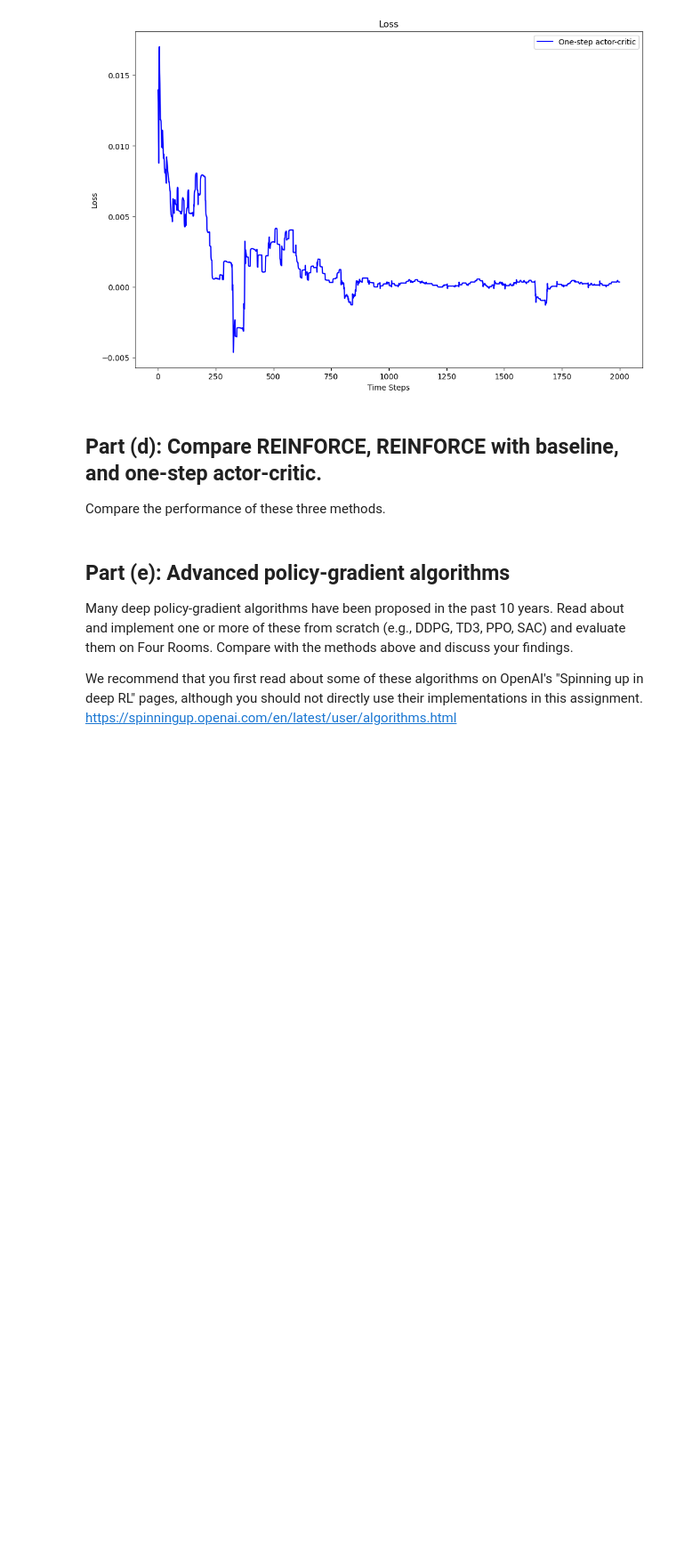
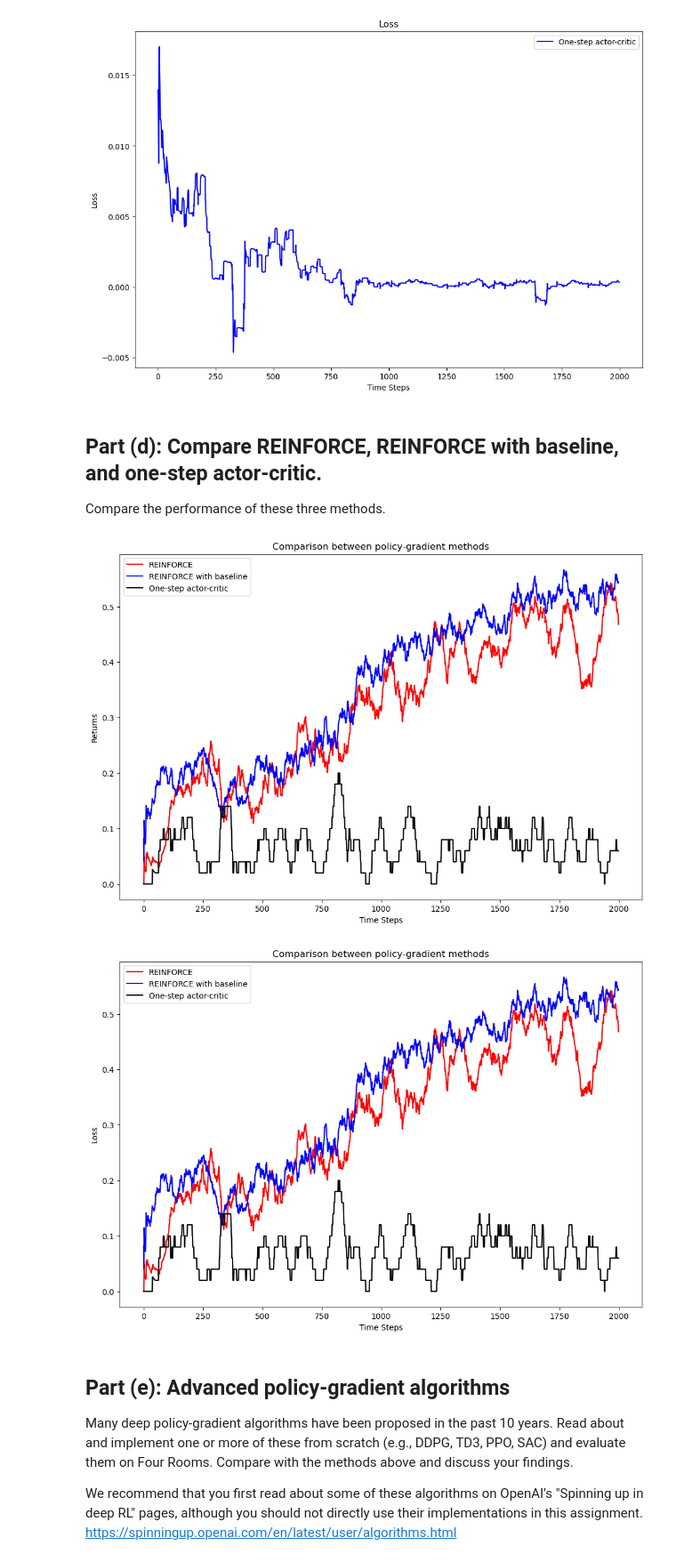
Before and after one commit to arjunjyothieswarb/CS5180, a Jupyter notebook: Assignment9/ex9.ipynb, the cells around one changed output. Shown at 89% size. Cells and saved outputs as stored; diff of their text form; code cells hidden in the pictures; blank space fills up the shorter version.

```diff
--- a/Assignment9/ex9.ipynb
+++ b/Assignment9/ex9.ipynb
@@ -936,13 +936,56 @@ plot_curves([np.array(actor_critic_losses)], ['One-step actor-critic'], ['b'], '
 ## Part (d): Compare REINFORCE, REINFORCE with baseline, and one-step actor-critic.
 
 Compare the performance of these three methods.
+# %%
+if __name__ == "__main__":
+    my_env = FourRooms()
+
+    train_params = {
+        'num_episodes': 2000,
+        'num_trials': 1,
+        'learning_rate': 1e-3,
+        'gamma': 0.99
+    }
+
+    reinforce_returns = []
+    reinforce_losses = []
+    for _ in range(train_params['num_trials']):
+        my_agent = REINFORCEAgent()
+        my_trainer = REINFORCEAgentTrainer(my_agent, my_env, train_params)
+        returns, losses = my_trainer.run_train()
+
+        reinforce_returns.append(returns)
+        reinforce_losses.append(losses)
+# %%
+if __name__ == "__main__":
+    my_env = FourRooms()
+
+    train_params = {
+        'num_episodes': 2000,
+        'num_trials': 1,
+        'learning_rate': 1e-3,
+        'gamma': 0.99
+    }
+
+    reinforce_baseline_returns = []
+    reinforce_baseline_losses = []
+    for _ in range(train_params['num_trials']):
+        my_agent = REINFORCEBaselineAgent()
+        my_trainer = REINFORCEBaselineAgentTrainer(my_agent, my_env, train_params)
+        returns, losses = my_trainer.run_train()
+
+        reinforce_baseline_returns.append(returns)
+        reinforce_baseline_losses.append(losses)
 # %%
-plot_curves([np.array(reinforce_returns[0]), np.array(reinforce_baseline_returns[0]), np.array(actor_critic_returns)],
+plot_curves([np.array(reinforce_returns), np.array(reinforce_baseline_returns), np.array(actor_critic_returns)],
             ['REINFORCE', 'REINFORCE with baseline', 'One-step actor-critic'],
             ['r', 'b', 'k'], 'Returns', "Comparison between policy-gradient methods")
 plot_curves([np.array(reinforce_returns), np.array(reinforce_baseline_returns), np.array(actor_critic_returns)],
             ['REINFORCE', 'REINFORCE with baseline', 'One-step actor-critic'],
             ['r', 'b', 'k'], 'Loss', "Comparison between policy-gradient methods")
+# %% [output]
+[figure, added]
+[figure, added]
 # %% [markdown]
 ## Part (e): Advanced policy-gradient algorithms
 
```
